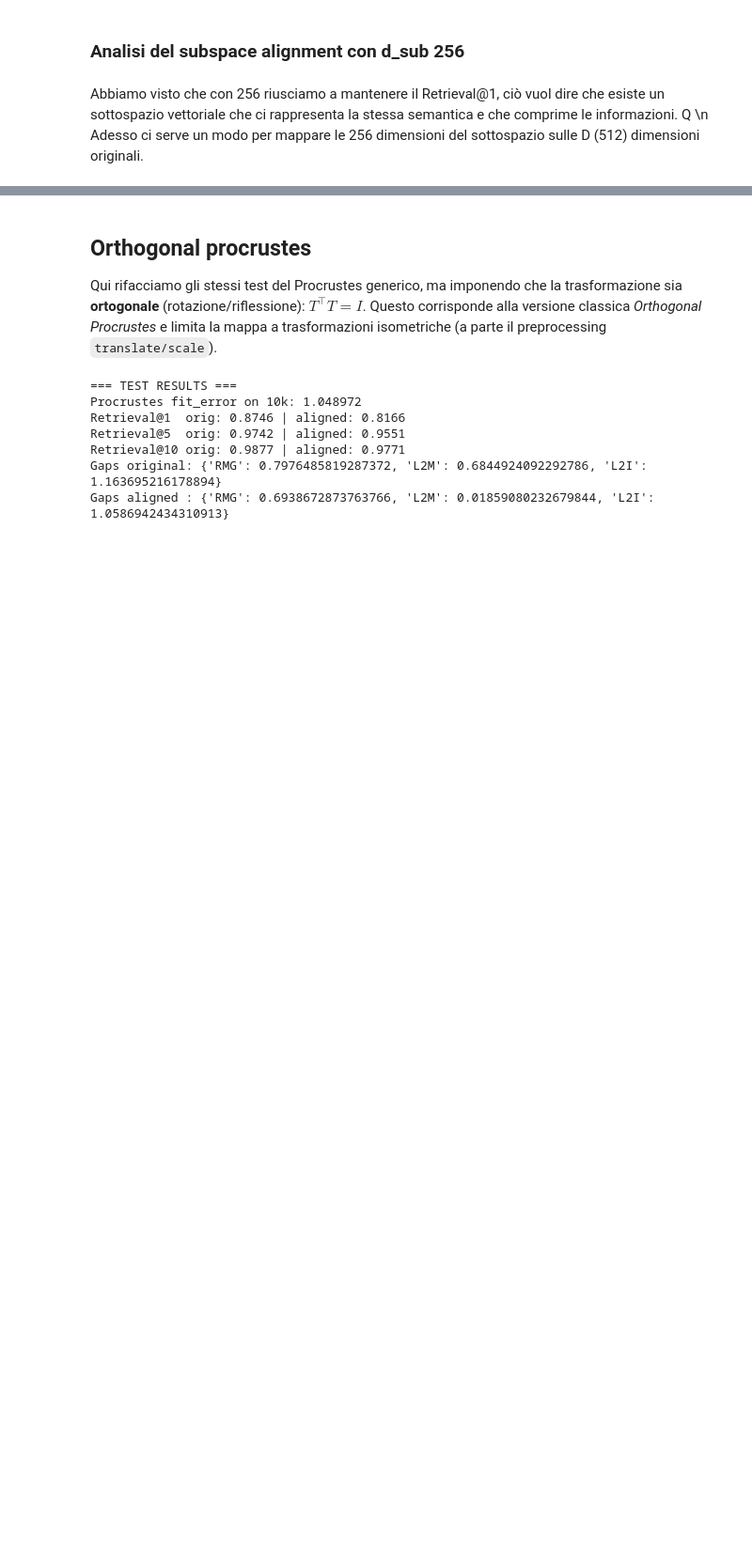
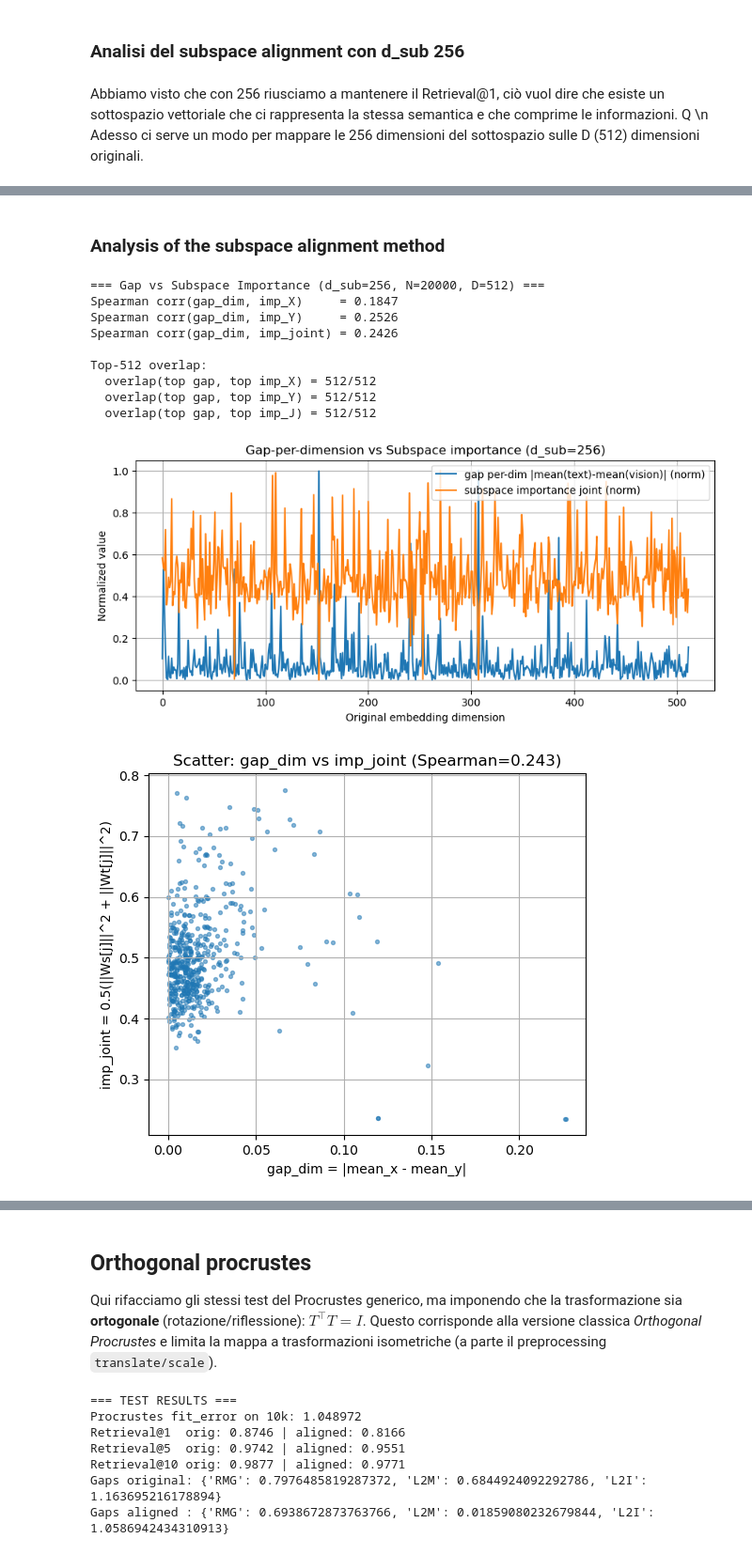
Before and after one commit to manu-kick/few_dims_drive_modalitygap, a Jupyter notebook: analysis/procrustes_clip.ipynb, the cells around one changed output, grey strips where cells are left out. Shown at 94% size. Drawn from its saved outputs; the diff is of its cells as text; code cells hidden in the pictures; blank space fills up the shorter version.

Commit message:
Analysis procrustes clip, subspace alignment

```diff
--- a/analysis/procrustes_clip.ipynb
+++ b/analysis/procrustes_clip.ipynb
@@ -605,0 +606,2 @@ Gaps aligned : {'RMG': 0.7021187370438041, 'L2M': 0.08943210542201996, 'L2I': 0.
+# %% [markdown]
+### Analysis of the subspace alignment method
@@ -605,0 +740,20 @@ Gaps aligned : {'RMG': 0.7021187370438041, 'L2M': 0.08943210542201996, 'L2I': 0.
+# %%
+analysis = analyze_gap_vs_subspace_importance(
+    loader=train_loader,     # oppure un loader dedicato per stimare mean gap (train meglio)
+    sub_model=sub_model,     # quello fit con d_sub=256
+    max_samples=20000,       # aumenta a 50k se vuoi stime più stabili
+    top_k=512,
+    device="cpu"
+)
+# %% [output]
+=== Gap vs Subspace Importance (d_sub=256, N=20000, D=512) ===
+Spearman corr(gap_dim, imp_X)     = 0.1847
+Spearman corr(gap_dim, imp_Y)     = 0.2526
+Spearman corr(gap_dim, imp_joint) = 0.2426
+
+Top-512 overlap:
+  overlap(top gap, top imp_X) = 512/512
+  overlap(top gap, top imp_Y) = 512/512
+  overlap(top gap, top imp_J) = 512/512
+[figure, added]
+[figure, added]
```
Also changed, not shown: parts of 44 cells of this notebook, 1 other file.
